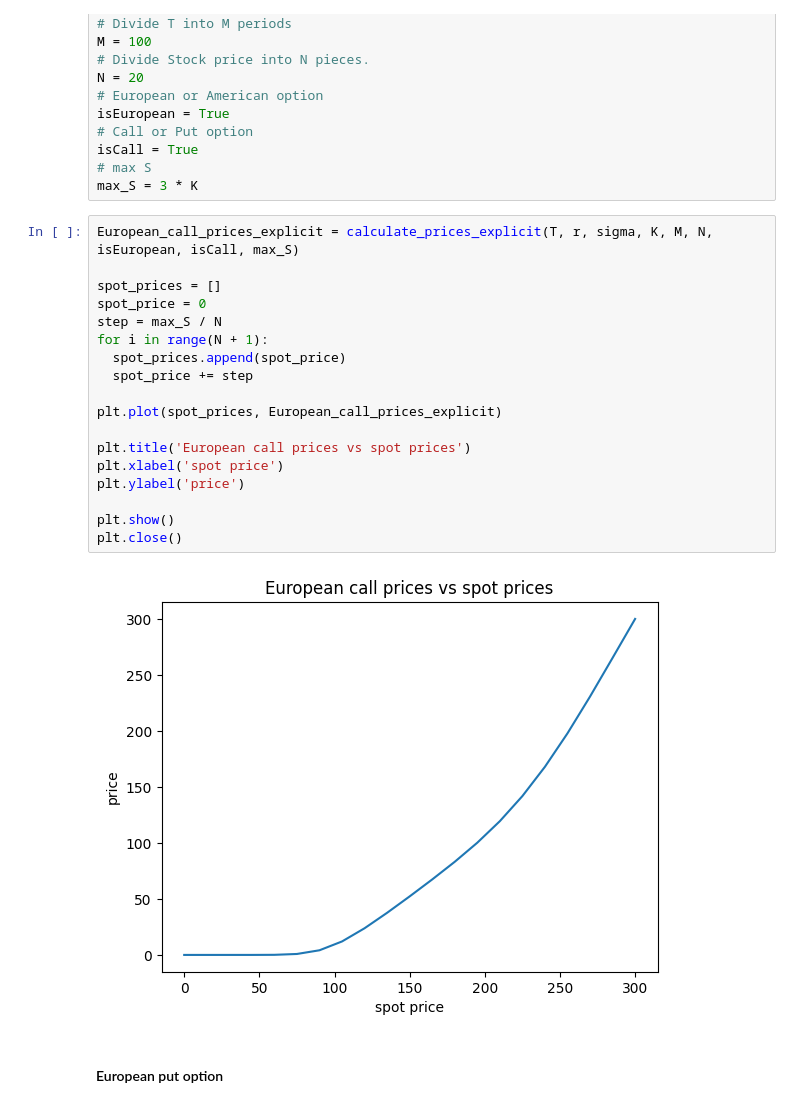
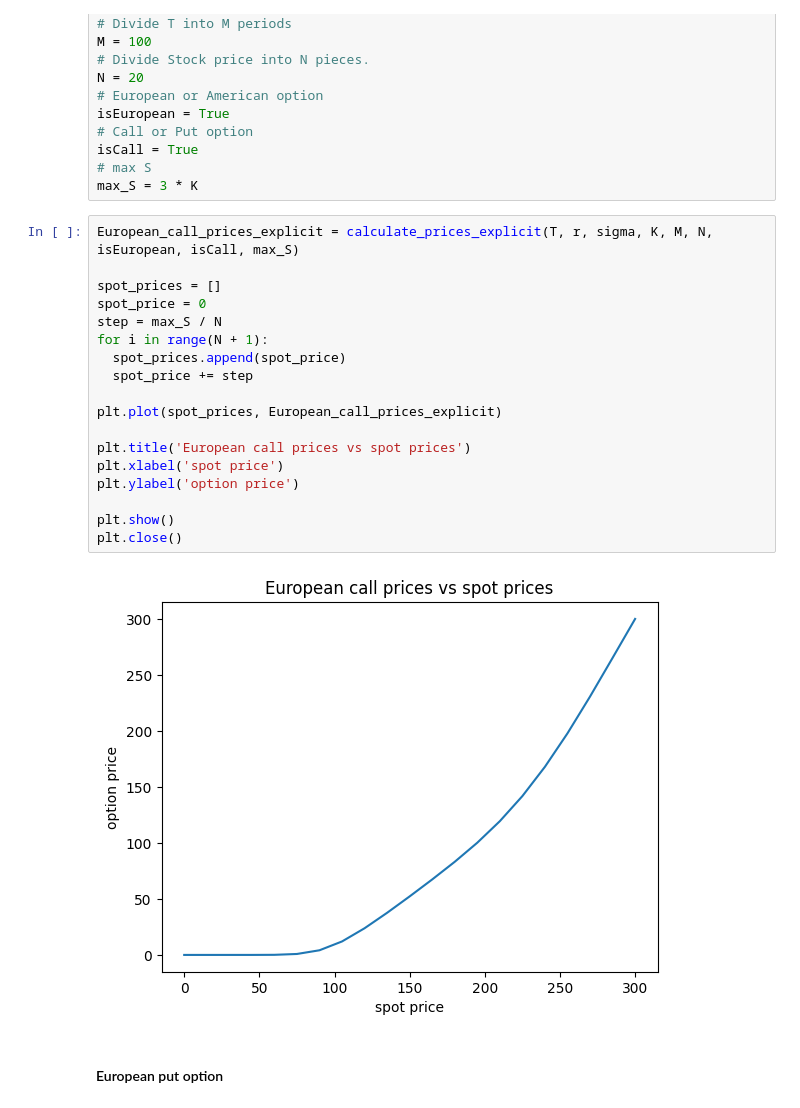
Before and after one commit to Awaish0419/FiniteDifferencePDE, a Jupyter notebook: VanillaOptionFiniteDifferencePDE.ipynb, the cells around one changed output. Cells and saved outputs as stored; diff of their text form.

```diff
--- a/VanillaOptionFiniteDifferencePDE.ipynb
+++ b/VanillaOptionFiniteDifferencePDE.ipynb
@@ -286,23 +286,23 @@ max_S = 3 * K
 # %%
 European_call_prices_explicit = calculate_prices_explicit(T, r, sigma, K, M, N, isEuropean, isCall, max_S)
 
 spot_prices = []
 spot_price = 0
 step = max_S / N
 for i in range(N + 1):
   spot_prices.append(spot_price)
   spot_price += step
 
 plt.plot(spot_prices, European_call_prices_explicit)
 
 plt.title('European call prices vs spot prices')
 plt.xlabel('spot price')
-plt.ylabel('price')
+plt.ylabel('option price')
 
 plt.show()
 plt.close()
 # %% [output]
-[figure, old version]
+[figure, new version]
 # %% [markdown]
 #### European put option
 # %%
```
Also changed, not shown: parts of 15 cells of this notebook.
